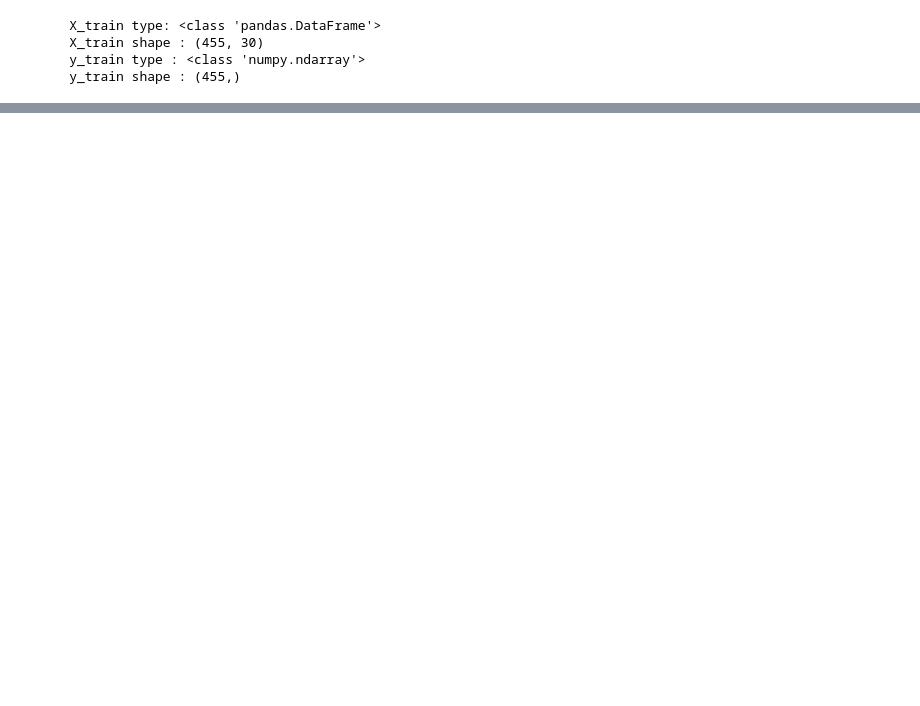
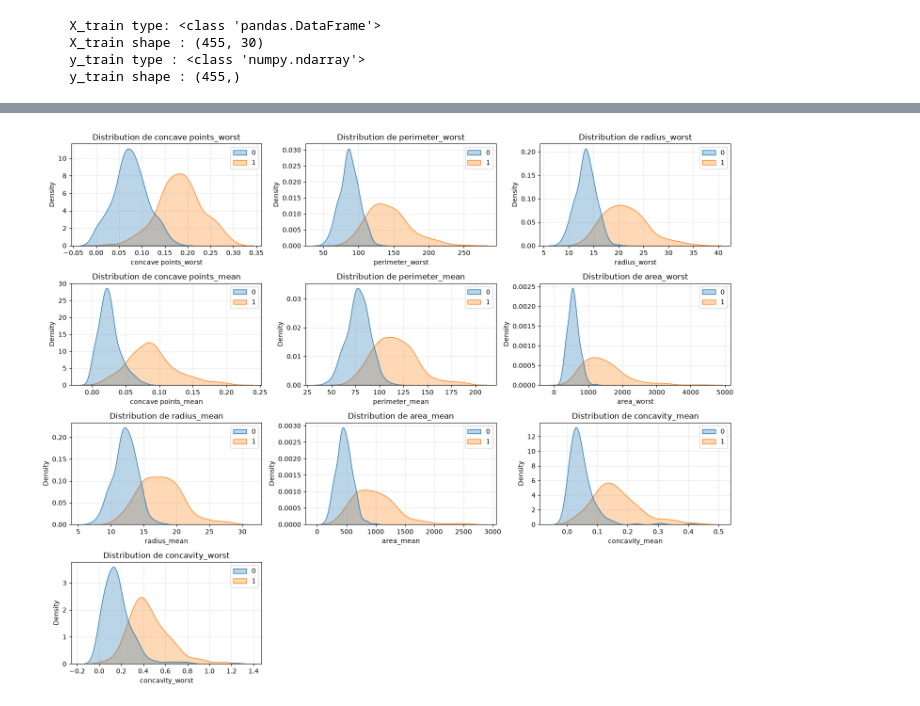
Before and after one commit to bruno-coulet/building-perceptron, a Jupyter notebook: notebooks/2_process.ipynb, the cells around one changed output, grey strips where cells are left out. Saved outputs shown, nothing was run; the diff lists cells and outputs as text; code cells hidden in the pictures; blank space fills up the shorter version.

```diff
--- a/notebooks/2_process.ipynb
+++ b/notebooks/2_process.ipynb
@@ -429,0 +173,9 @@ Tester un SVM (Support Vector Machine) avec un noyau RBF ou un Random Forest pou
+# %%
+for col in top_corr_cols:
+    print(f"\n{col}")
+
+    print(
+        X_train.assign(target=y_train)
+        .groupby("target")[col]
+        .agg(["count", "nunique", "std", "var"])
+    )
@@ -429,0 +200,18 @@ Tester un SVM (Support Vector Machine) avec un noyau RBF ou un Random Forest pou
+# %%
+n_cols = 3
+n_rows = math.ceil(len(top_corr_cols) / n_cols)
+plt.figure(figsize=(15, 3 * n_rows))
+
+# reduire la taille de la figure pour que les sous-graphes soient plus lisibles
+# plt.subplots_adjust(hspace=0.4, wspace=0.3)
+
+for i, col in enumerate(top_corr_cols, 1):
+    plt.subplot(n_rows, n_cols, i)
+    sns.kdeplot(data=X_train, x=col, hue=y_train, common_norm=False, fill=True, alpha=0.3)
+    plt.title(f"Distribution de {col}")
+    plt.grid(True, alpha=0.3)
+
+plt.tight_layout()
+plt.show()
+# %% [output]
+[figure, added]
```
Also changed, not shown: parts of 72 cells of this notebook, 6 other files.
